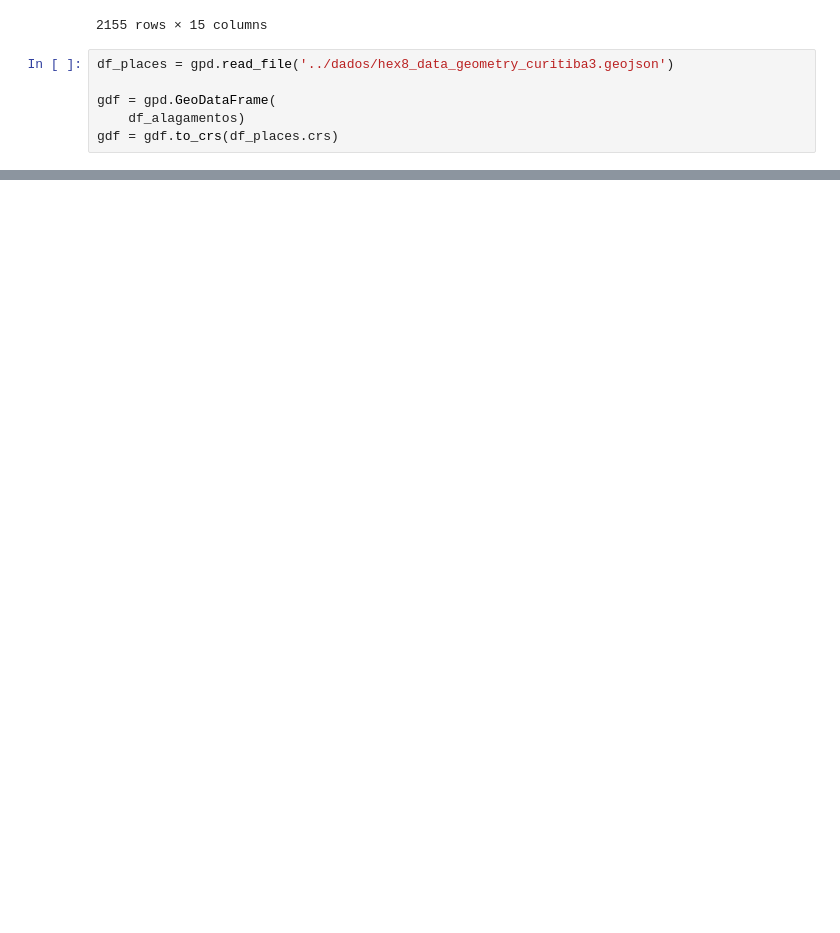
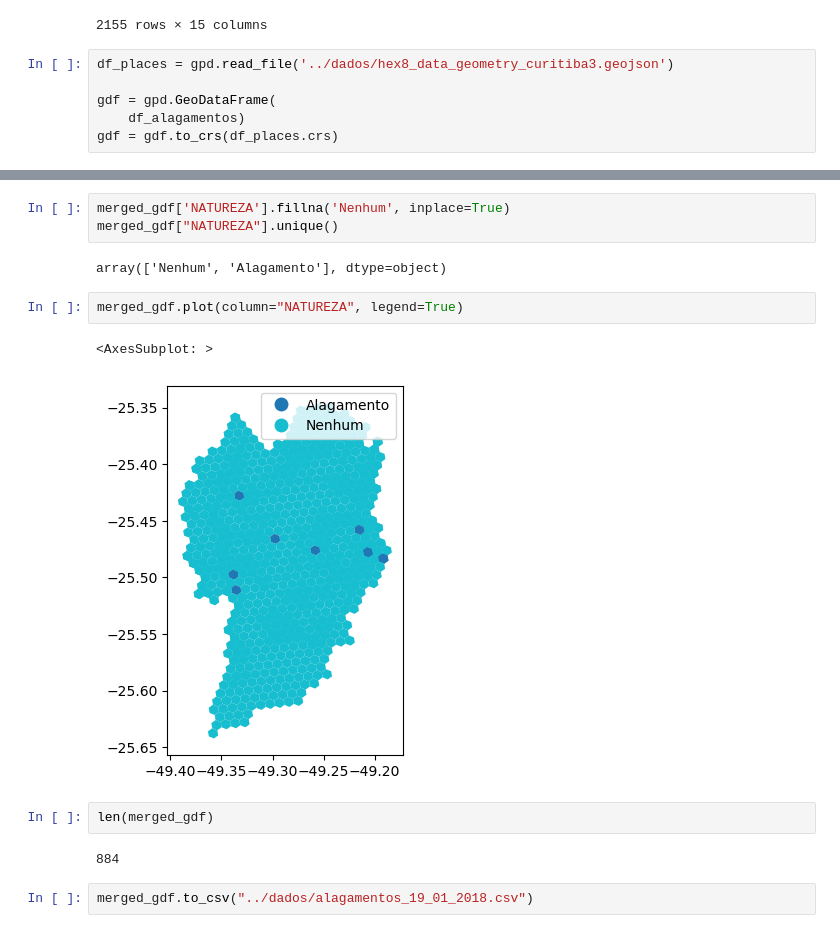
Before and after one commit to csnoboa/tcc, a Jupyter notebook: notebooks/alagamentos.ipynb, the cells around one changed output, grey strips where cells are left out. Drawn from its saved outputs; the diff is of its cells as text; blank space fills up the shorter version.

```diff
--- a/notebooks/alagamentos.ipynb
+++ b/notebooks/alagamentos.ipynb
@@ -86,0 +112,16 @@ plt.show()
+# %%
+merged_gdf['NATUREZA'].fillna('Nenhum', inplace=True)
+merged_gdf["NATUREZA"].unique()
+# %% [output]
+array(['Nenhum', 'Alagamento'], dtype=object)
+# %%
+merged_gdf.plot(column="NATUREZA", legend=True)
+# %% [output]
+<AxesSubplot: >
+[figure, added]
+# %%
+len(merged_gdf)
+# %% [output]
+884
+# %%
+merged_gdf.to_csv("../dados/alagamentos_19_01_2018.csv")
```
Also changed, not shown: parts of 9 cells of this notebook, 3 other files.
